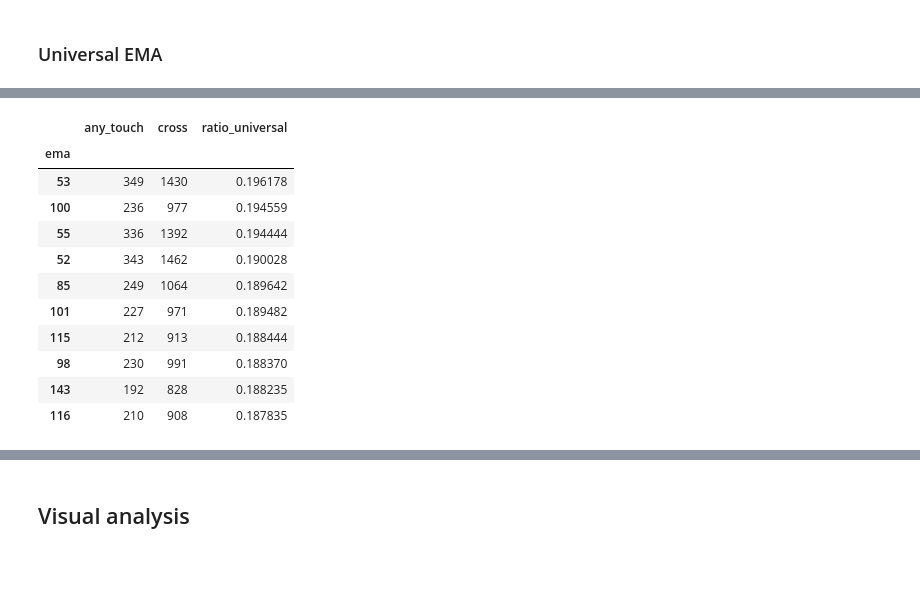
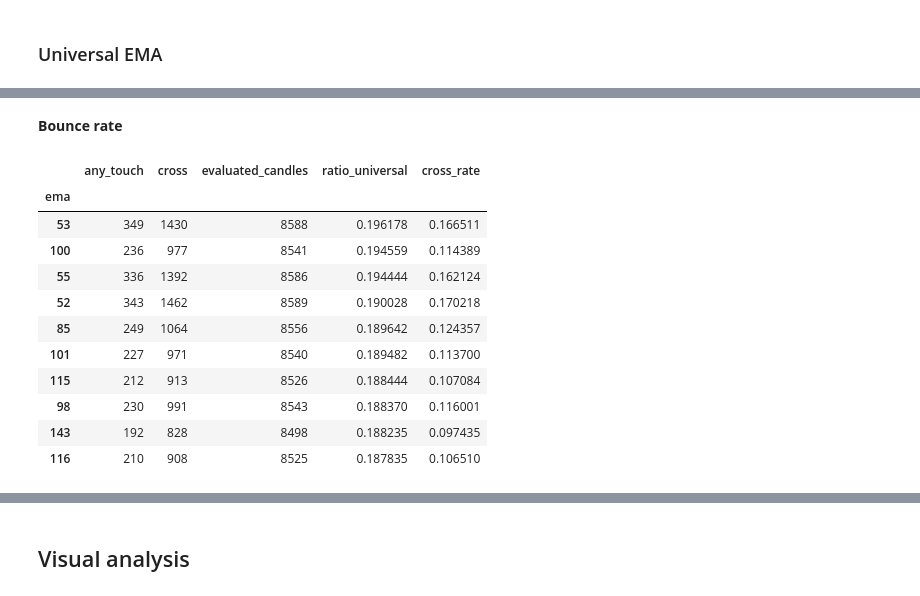
Before and after one commit to Galina-Makarchuk/ema_analysis, a Jupyter notebook: ema_analysis.ipynb, the cells around one changed output, grey strips where cells are left out. Saved outputs shown, nothing was run; the diff lists cells and outputs as text; code cells hidden in the pictures; blank space fills up the shorter version.

```diff
--- a/ema_analysis.ipynb
+++ b/ema_analysis.ipynb
@@ -517,0 +459,14 @@ The other ~58% of cross, price cut through. In a trending market that's normal.
+# %%
+# Cross-saturation guard
+MAX_CROSS_RATE = 0.5
+
+# replace(0, np.nan) handles division by zero (an EMA may have no support tests at all).
+# .copy() keeps modifications local to ratio_support — no SettingWithCopyWarning, no side effects on result.
+
+ratio_support = result[["ema", "support_test", "support_held", "cross", "evaluated_candles"]].copy()
+ratio_support["ratio_support"] = ratio_support["support_held"] / ratio_support["support_test"].replace(0, np.nan)
+ratio_support["cross_rate"]    = ratio_support["cross"] / ratio_support["evaluated_candles"]
+ratio_support = ratio_support[ratio_support["cross_rate"] < MAX_CROSS_RATE]
+ratio_support = ratio_support.sort_values("ratio_support", ascending=False).set_index("ema")
+
+ratio_support
@@ -837,20 +807,23 @@ EMA as any kind of S/R.
+# %% [markdown]
+__Bounce rate__
 # %%
-# Combining both touches to analyze EMA as any kind of S/R
-ratio_universal = result[["ema", "any_touch", "cross"]].copy()
+ratio_universal = result[["ema", "any_touch", "cross", "evaluated_candles"]].copy()
 ratio_universal["ratio_universal"] = ratio_universal["any_touch"] / (ratio_universal["any_touch"] + ratio_universal["cross"]).replace(0, np.nan)
+ratio_universal["cross_rate"]      = ratio_universal["cross"] / ratio_universal["evaluated_candles"]
+ratio_universal = ratio_universal[ratio_universal["cross_rate"] < MAX_CROSS_RATE]
 ratio_universal = ratio_universal.sort_values("ratio_universal", ascending=False).set_index("ema")
 
 ratio_universal.head(10)
 # %% [output]
-|  | any_touch | cross | ratio_universal |
-| ema |  |  |  |
-| 53 | 349 | 1430 | 0.196178 |
-| 100 | 236 | 977 | 0.194559 |
-| 55 | 336 | 1392 | 0.194444 |
-| 52 | 343 | 1462 | 0.190028 |
-| 85 | 249 | 1064 | 0.189642 |
-| 101 | 227 | 971 | 0.189482 |
-| 115 | 212 | 913 | 0.188444 |
-| 98 | 230 | 991 | 0.188370 |
-| 143 | 192 | 828 | 0.188235 |
-| 116 | 210 | 908 | 0.187835 |
+|  | any_touch | cross | evaluated_candles | ratio_universal | cross_rate |
+| ema |  |  |  |  |  |
+| 53 | 349 | 1430 | 8588 | 0.196178 | 0.166511 |
+| 100 | 236 | 977 | 8541 | 0.194559 | 0.114389 |
+| 55 | 336 | 1392 | 8586 | 0.194444 | 0.162124 |
+| 52 | 343 | 1462 | 8589 | 0.190028 | 0.170218 |
+| 85 | 249 | 1064 | 8556 | 0.189642 | 0.124357 |
+| 101 | 227 | 971 | 8540 | 0.189482 | 0.113700 |
+| 115 | 212 | 913 | 8526 | 0.188444 | 0.107084 |
+| 98 | 230 | 991 | 8543 | 0.188370 | 0.116001 |
+| 143 | 192 | 828 | 8498 | 0.188235 | 0.097435 |
+| 116 | 210 | 908 | 8525 | 0.187835 | 0.106510 |
```
Also changed, not shown: parts of 39 cells of this notebook.
